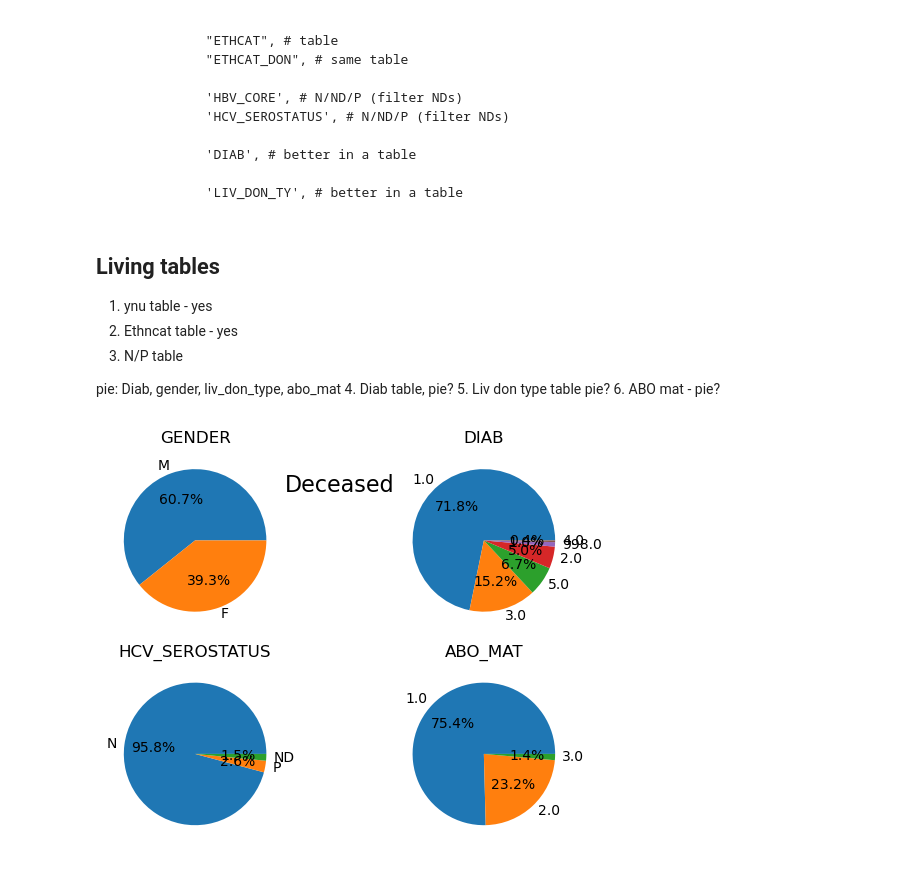
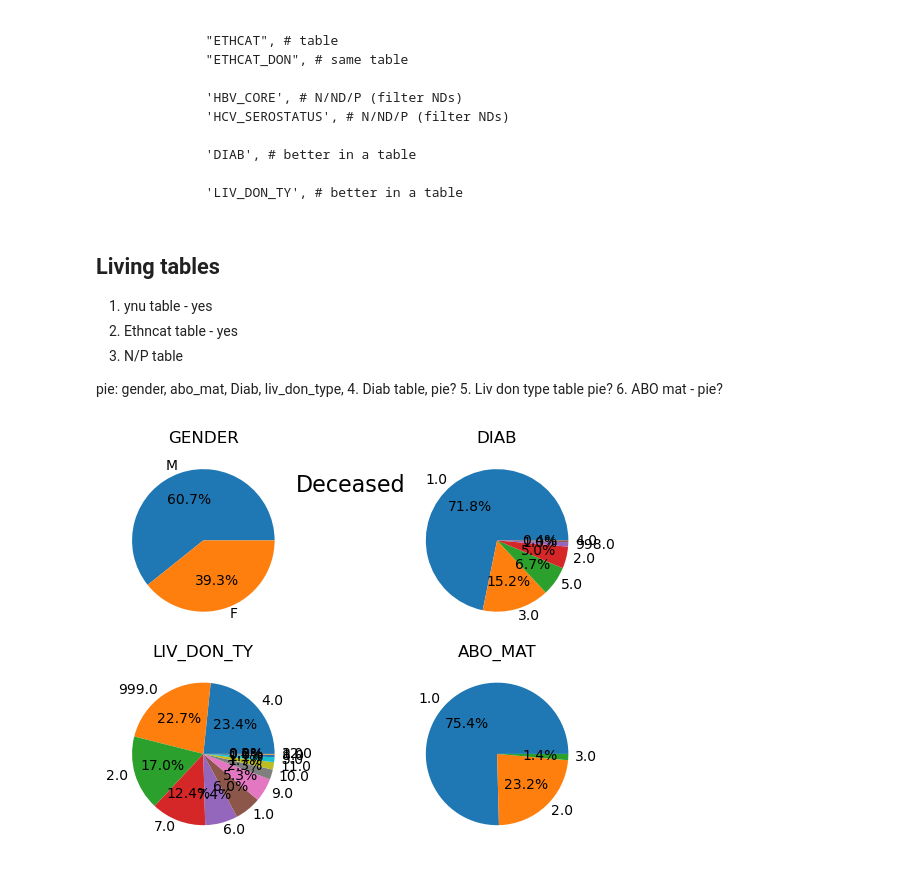
Before and after one commit to krllstdn/BachelorProject, a Jupyter notebook: Code/data_analysis.ipynb, the cells around one changed output. Cells and saved outputs as stored; diff of their text form; code cells hidden in the pictures.

```diff
--- a/Code/data_analysis.ipynb
+++ b/Code/data_analysis.ipynb
@@ -180,39 +202,39 @@ categorical_living=["PRE_TX_TXFUS", # ynu
 2. Ethncat table - yes
 3. N/P table
 
-pie: Diab, gender, liv_don_type, abo_mat
+pie: gender, abo_mat, Diab, liv_don_type,
 4. Diab table, pie?
 5. Liv don type table pie?
 6. ABO mat - pie?
 # %%
 import matplotlib.pyplot as plt
 
 # Create a figure and two subplots
 fig, ((ax1, ax2), (ax3, ax4)) = plt.subplots(2, 2)
 
 
 # Plot on the first subplot
 deceased_counts = living['GENDER'].value_counts()
 ax1.pie(deceased_counts, labels=deceased_counts.index, autopct='%1.1f%%')
 ax1.set_title('GENDER')
 
 # Plot on the second subplot
 transfusions = living['DIAB'].value_counts()
 ax2.pie(transfusions, labels=transfusions.index, autopct='%1.1f%%') # todo: add labels
 ax2.set_title('DIAB')
 
-gender = living['HCV_SEROSTATUS'].value_counts()
+gender = living['LIV_DON_TY'].value_counts()
 ax3.pie(gender, labels=gender.index, autopct='%1.1f%%')
-ax3.set_title("HCV_SEROSTATUS")
+ax3.set_title("LIV_DON_TY")
 
 abo = living['ABO_MAT'].value_counts()
 ax4.pie(abo, labels=abo.index, autopct='%1.1f%%')
 ax4.set_title("ABO_MAT")
 
 fig.suptitle('Deceased', y=0.80, fontsize=16)
 
 # Adjust the layout and display the plot
 plt.tight_layout()
 plt.show()
 # %% [output]
-[figure, old version]
+[figure, new version]
```
Also changed, not shown: parts of 2 cells of this notebook, 1 other file.
